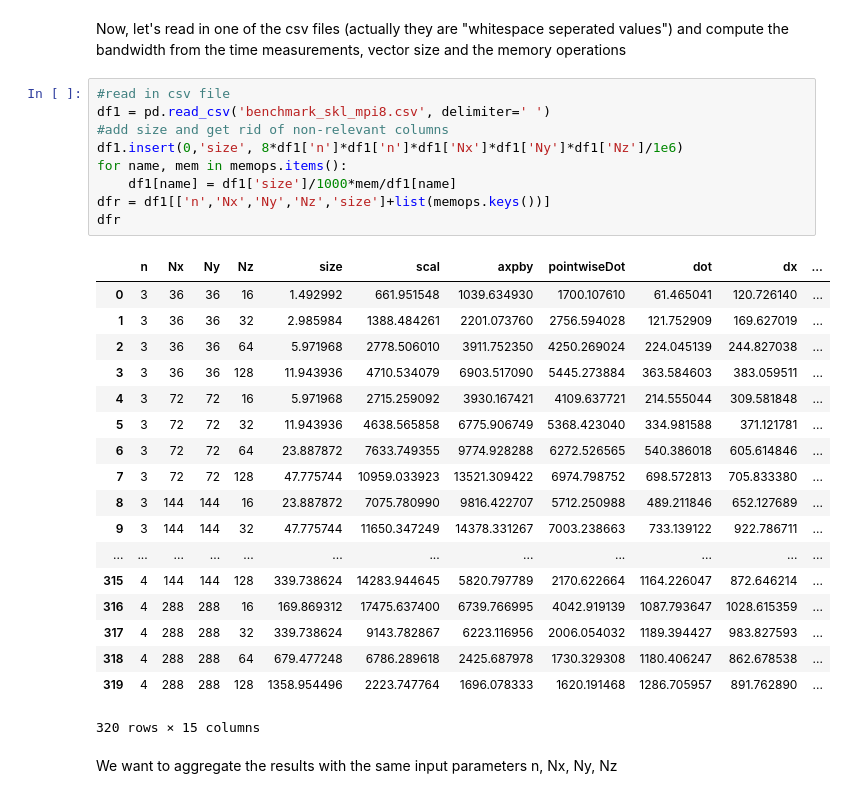
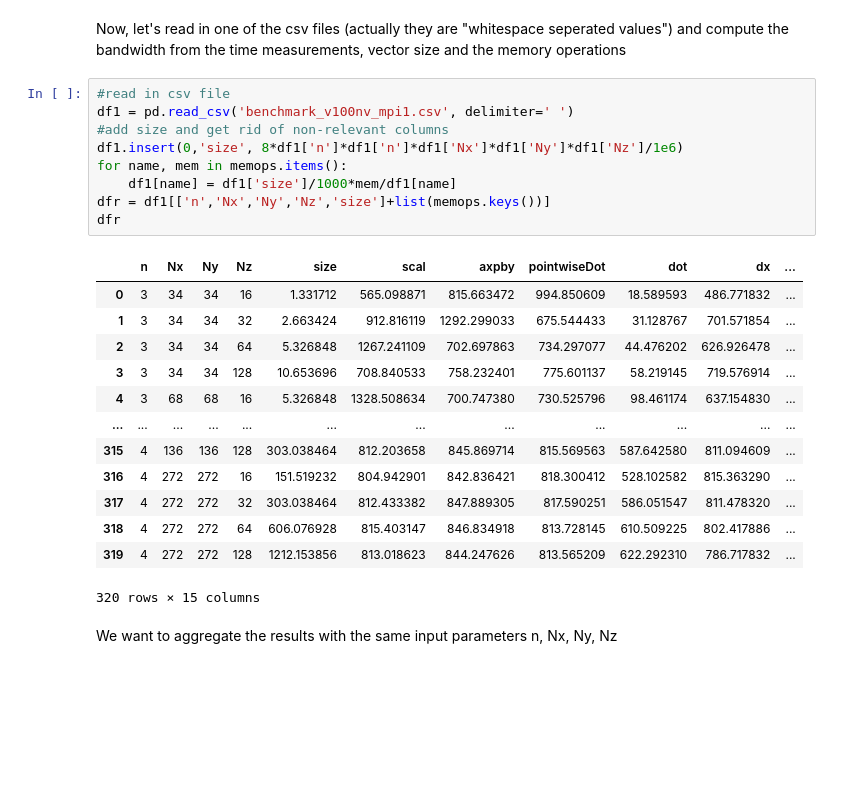
Before and after one commit to mwiesenberger/performance, a Jupyter notebook: data3d/0-analysis.ipynb, the cells around one changed output. Saved outputs shown, nothing was run; the diff lists cells and outputs as text; blank space fills up the shorter version.

```diff
--- a/data3d/0-analysis.ipynb
+++ b/data3d/0-analysis.ipynb
@@ -13,31 +13,26 @@ memops = {'scal':2, 'axpby':3, 'pointwiseDot':6, 'dot':2, 'dx':3, 'dy':3,'dz':3,
 Now, let's read in one of the csv files (actually they are "whitespace seperated values") and compute the bandwidth from the time measurements, vector size and the memory operations
 # %%
 #read in csv file
-df1 = pd.read_csv('benchmark_skl_mpi8.csv', delimiter=' ')
+df1 = pd.read_csv('benchmark_v100nv_mpi1.csv', delimiter=' ')
 #add size and get rid of non-relevant columns
 df1.insert(0,'size', 8*df1['n']*df1['n']*df1['Nx']*df1['Ny']*df1['Nz']/1e6)
 for name, mem in memops.items():
     df1[name] = df1['size']/1000*mem/df1[name]
 dfr = df1[['n','Nx','Ny','Nz','size']+list(memops.keys())]
 dfr
 # %% [output]
 |  | n | Nx | Ny | Nz | size | scal | axpby | pointwiseDot | dot | dx | ... |
-| 0 | 3 | 36 | 36 | 16 | 1.492992 | 661.951548 | 1039.634930 | 1700.107610 | 61.465041 | 120.726140 | ... |
-| 1 | 3 | 36 | 36 | 32 | 2.985984 | 1388.484261 | 2201.073760 | 2756.594028 | 121.752909 | 169.627019 | ... |
-| 2 | 3 | 36 | 36 | 64 | 5.971968 | 2778.506010 | 3911.752350 | 4250.269024 | 224.045139 | 244.827038 | ... |
-| 3 | 3 | 36 | 36 | 128 | 11.943936 | 4710.534079 | 6903.517090 | 5445.273884 | 363.584603 | 383.059511 | ... |
-| 4 | 3 | 72 | 72 | 16 | 5.971968 | 2715.259092 | 3930.167421 | 4109.637721 | 214.555044 | 309.581848 | ... |
-| 5 | 3 | 72 | 72 | 32 | 11.943936 | 4638.565858 | 6775.906749 | 5368.423040 | 334.981588 | 371.121781 | ... |
-| 6 | 3 | 72 | 72 | 64 | 23.887872 | 7633.749355 | 9774.928288 | 6272.526565 | 540.386018 | 605.614846 | ... |
-| 7 | 3 | 72 | 72 | 128 | 47.775744 | 10959.033923 | 13521.309422 | 6974.798752 | 698.572813 | 705.833380 | ... |
-| 8 | 3 | 144 | 144 | 16 | 23.887872 | 7075.780990 | 9816.422707 | 5712.250988 | 489.211846 | 652.127689 | ... |
-| 9 | 3 | 144 | 144 | 32 | 47.775744 | 11650.347249 | 14378.331267 | 7003.238663 | 733.139122 | 922.786711 | ... |
+| 0 | 3 | 34 | 34 | 16 | 1.331712 | 565.098871 | 815.663472 | 994.850609 | 18.589593 | 486.771832 | ... |
+| 1 | 3 | 34 | 34 | 32 | 2.663424 | 912.816119 | 1292.299033 | 675.544433 | 31.128767 | 701.571854 | ... |
+| 2 | 3 | 34 | 34 | 64 | 5.326848 | 1267.241109 | 702.697863 | 734.297077 | 44.476202 | 626.926478 | ... |
+| 3 | 3 | 34 | 34 | 128 | 10.653696 | 708.840533 | 758.232401 | 775.601137 | 58.219145 | 719.576914 | ... |
+| 4 | 3 | 68 | 68 | 16 | 5.326848 | 1328.508634 | 700.747380 | 730.525796 | 98.461174 | 637.154830 | ... |
 | ... | ... | ... | ... | ... | ... | ... | ... | ... | ... | ... | ... |
-| 315 | 4 | 144 | 144 | 128 | 339.738624 | 14283.944645 | 5820.797789 | 2170.622664 | 1164.226047 | 872.646214 | ... |
-| 316 | 4 | 288 | 288 | 16 | 169.869312 | 17475.637400 | 6739.766995 | 4042.919139 | 1087.793647 | 1028.615359 | ... |
-| 317 | 4 | 288 | 288 | 32 | 339.738624 | 9143.782867 | 6223.116956 | 2006.054032 | 1189.394427 | 983.827593 | ... |
-| 318 | 4 | 288 | 288 | 64 | 679.477248 | 6786.289618 | 2425.687978 | 1730.329308 | 1180.406247 | 862.678538 | ... |
-| 319 | 4 | 288 | 288 | 128 | 1358.954496 | 2223.747764 | 1696.078333 | 1620.191468 | 1286.705957 | 891.762890 | ... |
+| 315 | 4 | 136 | 136 | 128 | 303.038464 | 812.203658 | 845.869714 | 815.569563 | 587.642580 | 811.094609 | ... |
+| 316 | 4 | 272 | 272 | 16 | 151.519232 | 804.942901 | 842.836421 | 818.300412 | 528.102582 | 815.363290 | ... |
+| 317 | 4 | 272 | 272 | 32 | 303.038464 | 812.433382 | 847.889305 | 817.590251 | 586.051547 | 811.478320 | ... |
+| 318 | 4 | 272 | 272 | 64 | 606.076928 | 815.403147 | 846.834918 | 813.728145 | 610.509225 | 802.417886 | ... |
+| 319 | 4 | 272 | 272 | 128 | 1212.153856 | 813.018623 | 844.247626 | 813.565209 | 622.292310 | 786.717832 | ... |
 320 rows × 15 columns
 # %% [markdown]
 We want to aggregate the results with the same input parameters n, Nx, Ny, Nz
```
Also changed, not shown: parts of 4 cells of this notebook, 12 other files.
